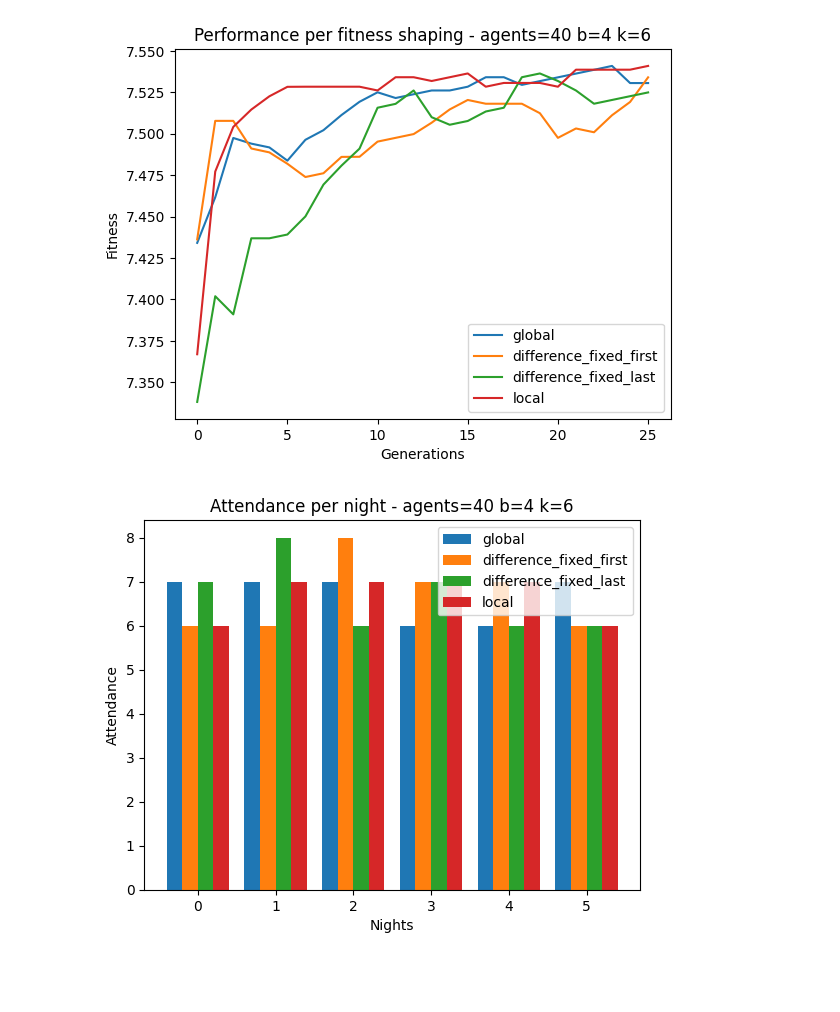
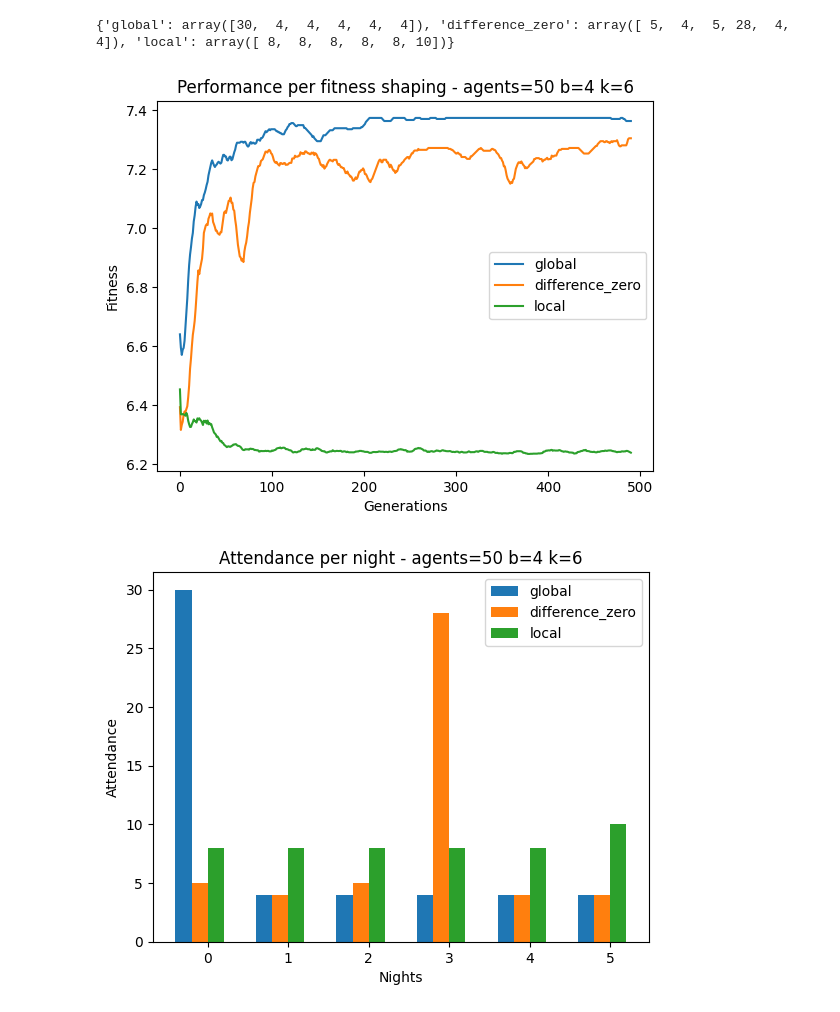
Before and after one commit to Magraz/bar_problem, a Jupyter notebook: plot.ipynb, the cells around one changed output. Drawn from its saved outputs; the diff is of its cells as text; code cells hidden in the pictures; blank space fills up the shorter version.

```diff
--- a/plot.ipynb
+++ b/plot.ipynb
@@ -3,11 +3,11 @@ import matplotlib.pyplot as plt
 from bar_problem import ccea
 import numpy as np
 
-fitness_shaping_types = ["global", "difference_fixed_first", "difference_fixed_last", "local"]
-weeks = 30
-subpopulation_size = 10
+fitness_shaping_types = ["global", "difference_zero", "local"]
+weeks = 500
+subpopulation_size = 20
 
-n_agents = 40
+n_agents = 50
 optimal_atten = 4
 n_nights = 6
 
@@ -31,7 +31,7 @@ for fitness_shaping in fitness_shaping_types:
     )
     best_team_attendance_per_night[fitness_shaping] = np.sum(selected_nights, axis=0)
 
-w = 5
+w = 10
 performance_fig = plt.figure(0)
 perf_fig = performance_fig.add_subplot(111)
 for fitness_shaping in fitness_shaping_types:
@@ -44,32 +44,34 @@ for fitness_shaping in fitness_shaping_types:
 perf_fig.legend(fitness_shaping_types)
 perf_fig.set_title(
     f"Performance per fitness shaping - agents={n_agents} b={optimal_atten} k={n_nights}"
 )
 perf_fig.set_ylabel("Fitness")
 perf_fig.set_xlabel("Generations")
 
 bar_fig = plt.figure(1)
 att_fig = bar_fig.add_subplot()
 nights = [f"{i}" for i in range(n_nights)]
 width = 0.20
 for i, fitness_shaping in enumerate(fitness_shaping_types):
 
     att_fig.bar(
         np.arange(n_nights) + width * i,
         best_team_attendance_per_night[fitness_shaping],
         width,
     )
 
 att_fig.set_xticks(np.arange(n_nights) + width + 0.1, nights)
 att_fig.legend(fitness_shaping_types)
 att_fig.set_ylabel("Attendance")
 att_fig.set_xlabel("Nights")
 att_fig.set_title(
     f"Attendance per night - agents={n_agents} b={optimal_atten} k={n_nights}"
 )
 
+print(best_team_attendance_per_night)
 
 plt.show()
 # %% [output]
+{'global': array([30,  4,  4,  4,  4,  4]), 'difference_zero': array([ 5,  4,  5, 28,  4,  4]), 'local': array([ 8,  8,  8,  8,  8, 10])}
-[figure, old version]
+[figure, new version]
-[figure, old version]
+[figure, new version]
```
Also changed, not shown: 1 other file.
